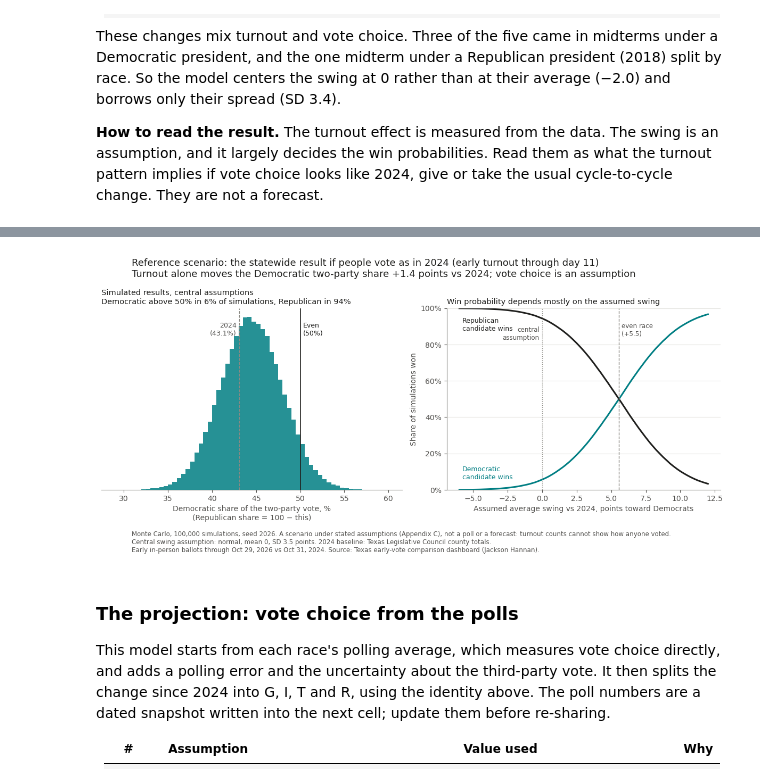
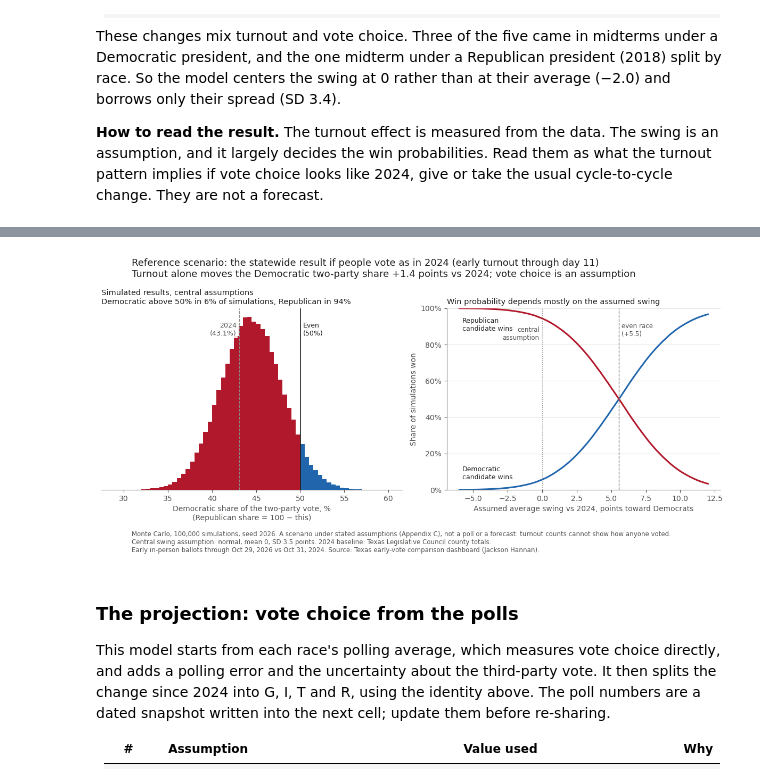
Before and after one commit to grej/tx_2026_electoral_analysis_nteract, a Jupyter notebook: texas_early_vote_2026_vs_2024.ipynb, the cells around one changed output, grey strips where cells are left out. Cells and saved outputs as stored; diff of their text form; code cells hidden in the pictures.

```diff
--- a/texas_early_vote_2026_vs_2024.ipynb
+++ b/texas_early_vote_2026_vs_2024.ipynb
@@ -968,7 +968,8 @@ Colors are deliberately neutral rather than party red and blue.
 import matplotlib.pyplot as plt
 from matplotlib.ticker import PercentFormatter
 
-# Neutral colors on purpose: no party red/blue.
+# Neutral colors for the turnout charts: they describe places, not parties. Party colors
+# appear only where the charts show simulated election results (Charts 4 and 7).
 INK, INK_2, MUTED, GRID, ACCENT, DOTS = (
     "#1f1f1d",
     "#52514e",
@@ -977,6 +978,8 @@ INK, INK_2, MUTED, GRID, ACCENT, DOTS = (
     "#007e83",
     "#9d9c96",
 )
+# Democratic blue and Republican red, checked for color-blind separation.
+DEM_BLUE, REP_RED = "#2166ac", "#b2182b"
 plt.rcParams.update(
     {
         "font.size": 10,
@@ -2598,7 +2601,10 @@ fig, (left, right) = plt.subplots(
     1, 2, figsize=(12, 5.2), gridspec_kw={"width_ratios": [1.1, 1]}
 )
 bins = np.arange(np.floor(scenario.min()), np.ceil(scenario.max()) + 0.5, 0.5)
-heights, _, _ = left.hist(scenario, bins=bins, color=ACCENT, alpha=0.85, zorder=3)
+heights, edges, bars = left.hist(scenario, bins=bins, zorder=3)
+# 50 is a bin edge, so every bar sits on one side: blue above 50%, red below.
+for bar, low_edge in zip(bars, edges[:-1]):
+    bar.set_facecolor(DEM_BLUE if low_edge >= 50 else REP_RED)
 left.axvline(50, color=INK, lw=1.2, zorder=4)
 left.axvline(100 * baseline, color=MUTED, lw=1, ls="--", zorder=4)
 left.text(50.3, heights.max() * 0.97, "Even\n(50%)", color=INK, fontsize=9, va="top")
@@ -2610,6 +2616,8 @@ left.text(
     fontsize=9,
     va="top",
     ha="right",
+    bbox={"facecolor": "white", "edgecolor": "none", "alpha": 0.85, "pad": 1.5},
+    zorder=5,
 )
 left.set_yticks([])
 left.spines["left"].set_visible(False)
@@ -2626,13 +2634,13 @@ left.set_title(
 
 right.grid(axis="y", color=GRID, lw=0.8)
 right.set_axisbelow(True)
-right.plot(swing_grid, 100 * dem_wins_curve, color=ACCENT, lw=2.2)
-right.plot(swing_grid, 100 * (1 - dem_wins_curve), color=INK, lw=2.2)
+right.plot(swing_grid, 100 * dem_wins_curve, color=DEM_BLUE, lw=2.2)
+right.plot(swing_grid, 100 * (1 - dem_wins_curve), color=REP_RED, lw=2.2)
 right.text(
     swing_grid[0] + 0.2,
     100 * dem_wins_curve[0] + 5,
     "Democratic\ncandidate wins",
-    color=ACCENT,
+    color=INK,
     ha="left",
     va="bottom",
     fontsize=9,
@@ -2681,34 +2689,34 @@ fig.suptitle(
     f"Reference scenario: the statewide result if people vote as in 2024 (early turnout through "
     f"day {day})\n"
     f"Turnout alone moves the Democratic two-party share "
     + f"{turnout_part:+.1f}".replace("-", "−")
     + " points vs 2024; vote choice is an assumption",
     x=0.06,
     ha="left",
     fontsize=13,
     color=INK,
 )
 fig.tight_layout()
 fig.text(
     0.06,
     -0.005,
     f"Monte Carlo, {SCENARIO_DRAWS:,} simulations, seed {SCENARIO_SEED}. A scenario under "
     "stated assumptions (Appendix C), not a poll or a forecast: turnout counts cannot show "
     "how anyone voted.\nCentral swing assumption: normal, mean "
     f"{SWING_VS_2024[0]:g}, SD {SWING_VS_2024[1]:g} points. 2024 baseline: Texas "
     "Legislative Council county totals.\n" + SOURCE,
     fontsize=8.5,
     color=INK_2,
     ha="left",
     va="top",
 )
 fig.savefig(
     OUTPUT_DIRECTORY / "chart4_reference_scenario.png", dpi=200, bbox_inches="tight"
 )
 fig.savefig(OUTPUT_DIRECTORY / "chart4_reference_scenario.svg", bbox_inches="tight")
 plt.show()
 # %% [output]
-[figure, old version]
+[figure, new version]
 # %% [markdown]
 ### The projection: vote choice from the polls
 
```
Also changed, not shown: parts of 1 cell of this notebook.
